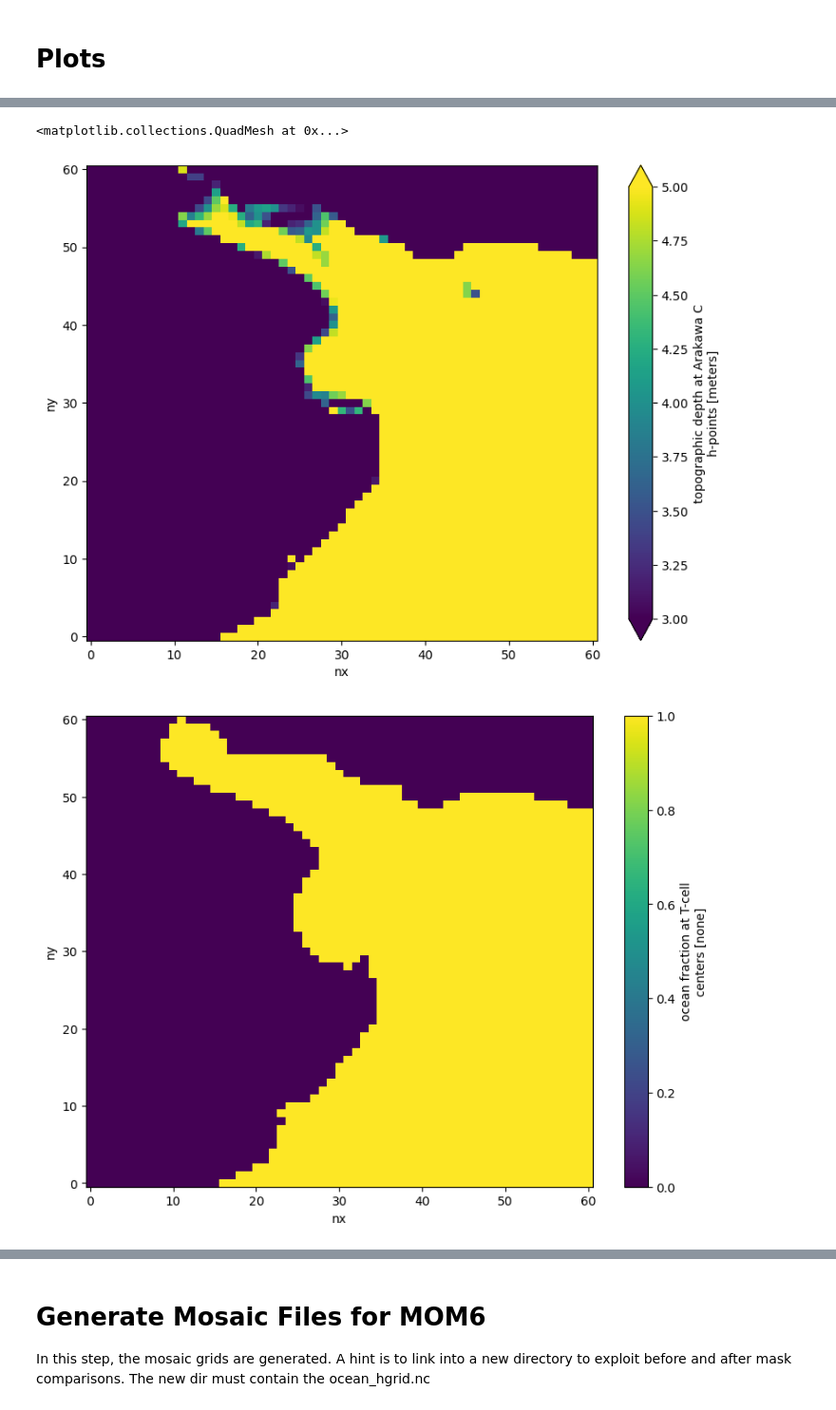
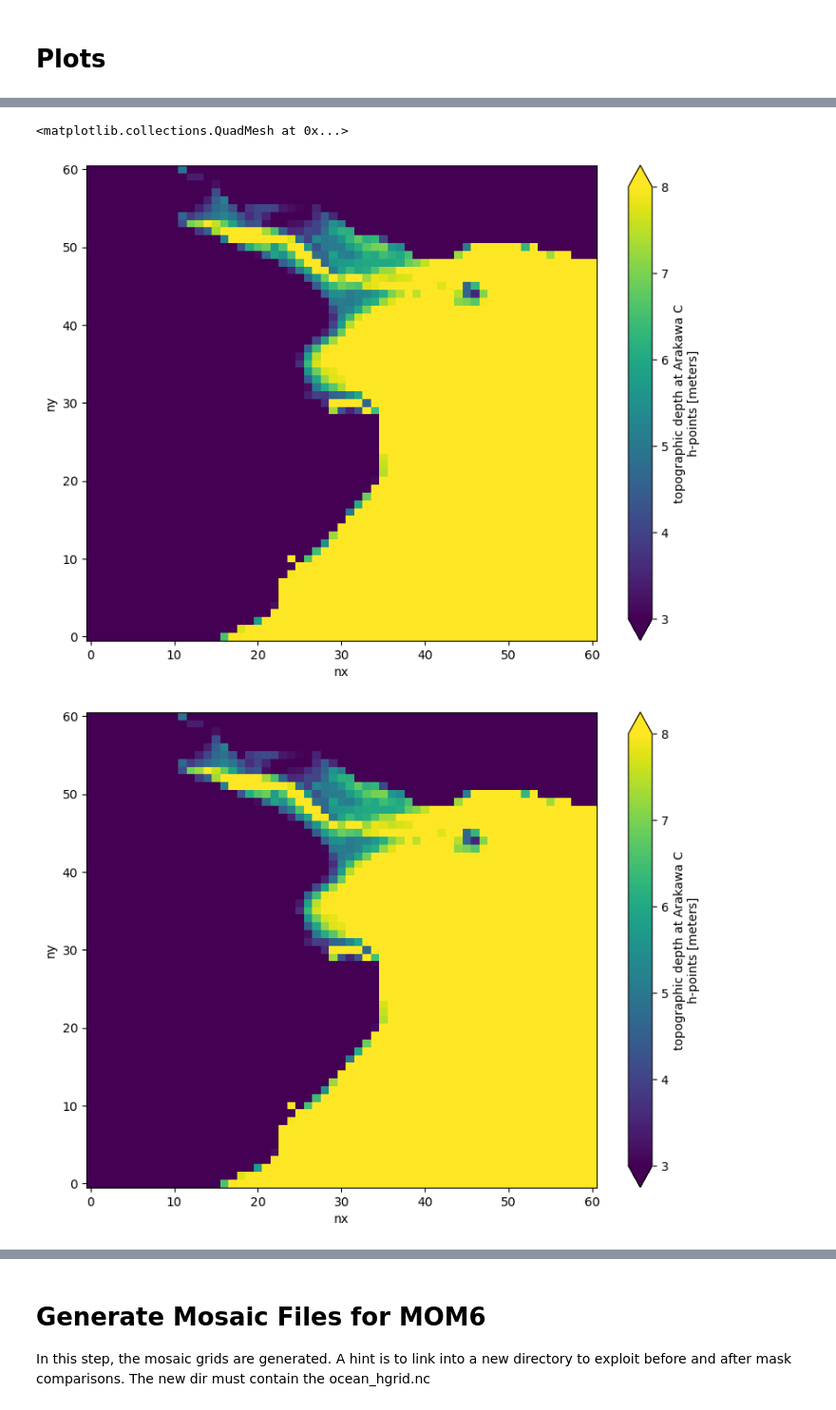
Before and after one commit to nlaureanti/SWA14, a Jupyter notebook: gridgen/fix_topog.ipynb, the cells around one changed output, grey strips where cells are left out. Shown at 95% size. Saved outputs shown, nothing was run; the diff lists cells and outputs as text; code cells hidden in the pictures.

```diff
--- a/gridgen/fix_topog.ipynb
+++ b/gridgen/fix_topog.ipynb
@@ -2,9 +2,9 @@
 import xarray as xr
 import matplotlib.pyplot as plt
 # %%
-topo=xr.open_dataset('outputs_edited/ocean_topog.nc')
-Omask=xr.open_dataset('outputs_edited/ocean_mask.nc')
-Lmask=xr.open_dataset('outputs_edited/land_mask.nc')
+topo=xr.open_dataset('~/SWA14/gridgen/outputs_edited/ocean_topog.nc')
+Omask=xr.open_dataset('~/SWA14/gridgen/outputs_edited/ocean_mask.nc')
+Lmask=xr.open_dataset('~/SWA14/gridgen/outputs_edited/land_mask.nc')
 topo.depth.plot(vmin=0)
 # %% [output]
 <matplotlib.collections.QuadMesh at 0x...>
@@ -52,6 +52,7 @@ newLmask=xr.Dataset()
 newOmask['mask']=xr.DataArray(new_mask, coords=Omask.coords)
 newLmask['mask']=xr.DataArray(new_mask, coords=Omask.coords)
 print(newOmask)
+newtopo= topo.copy()
 # %% [output]
 <xarray.Dataset>
 Dimensions:  (ny: 857, nx: 857)
@@ -502,12 +520,14 @@ topo.depth.plot(vmin=3,vmax=10,size=7)
 # %%
 x = 171; y = 267
 dx=30
 
 topo.depth.isel(nx=slice(x-dx,x+dx+1),ny=slice(y-dx,y+dx+1)).plot(
-                            vmin=3,vmax=5,size=7)
+                            vmin=3,vmax=8,size=7)
+newtopo.depth.isel(nx=slice(x-dx,x+dx+1),ny=slice(y-dx,y+dx+1)).plot(
+                            vmin=3,vmax=8,size=7)
 Omask.mask.isel(nx=slice(x-dx,x+dx+1),ny=slice(y-dx,y+dx+1)).plot(vmin=0,vmax=1,size=7)
 newOmask.mask.isel(nx=slice(x-dx,x+dx+1),ny=slice(y-dx,y+dx+1)).plot(vmin=0,vmax=1,size=7)
 # %% [output]
 <matplotlib.collections.QuadMesh at 0x...>
-[figure, old version]
+[figure, new version]
-[figure, old version]
+[figure, new version]
```
Also changed, not shown: parts of 10 cells of this notebook, 2 other files.
